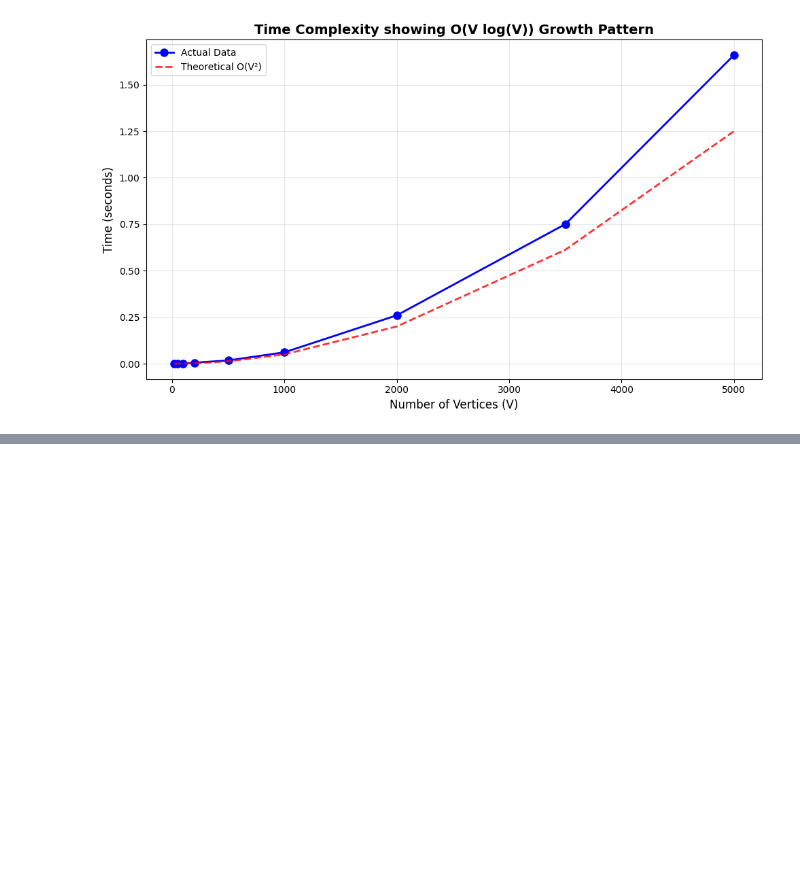
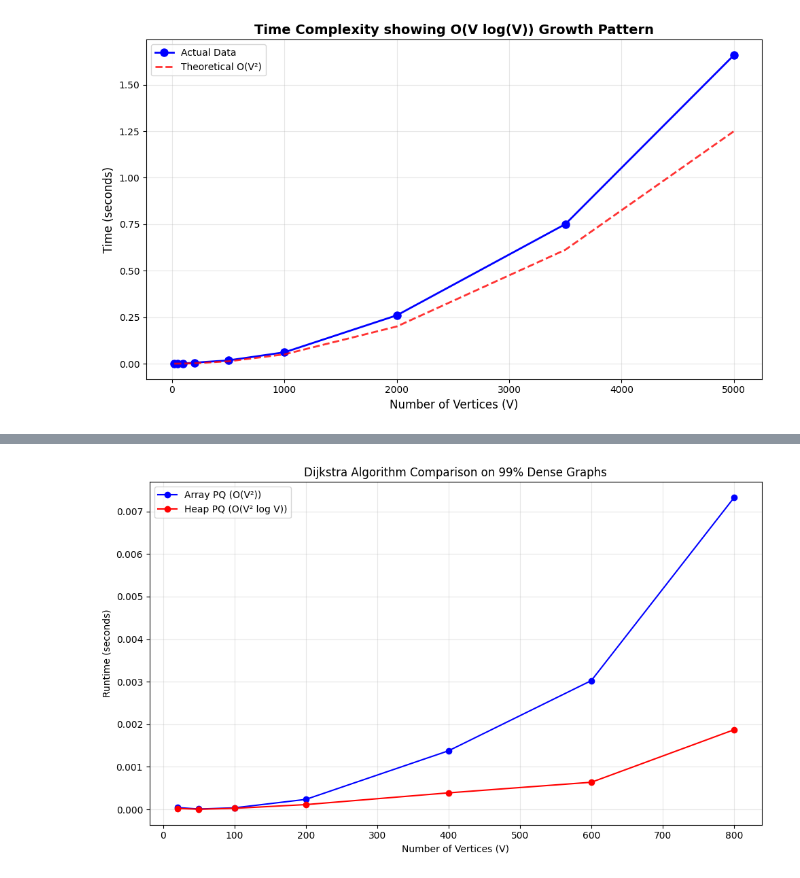
Before and after one commit to UnpretentiousCoder/Algo_design_and_analysis, a Jupyter notebook: lab2.ipynb, the cells around one changed output, grey strips where cells are left out. Saved outputs shown, nothing was run; the diff lists cells and outputs as text; code cells hidden in the pictures; blank space fills up the shorter version.

Commit message:
tested both against denser graphd & completed part c

```diff
--- a/lab2.ipynb
+++ b/lab2.ipynb
@@ -493,0 +543,14 @@ plt.show()
+# %%
+plt.figure(figsize=(10,6))
+plt.plot(V_sizes, array_times_99, 'b-o', label='Array PQ (O(V²))')
+plt.plot(V_sizes, heap_times_99, 'r-o', label='Heap PQ (O(V² log V))')
+
+plt.xlabel('Number of Vertices (V)')
+plt.ylabel('Runtime (seconds)')
+plt.title('Dijkstra Algorithm Comparison on 99% Dense Graphs')
+plt.legend()
+plt.grid(True, alpha=0.3)
+plt.tight_layout()
+plt.show()
+# %% [output]
+[figure, added]
```
Also changed, not shown: parts of 7 cells of this notebook.
